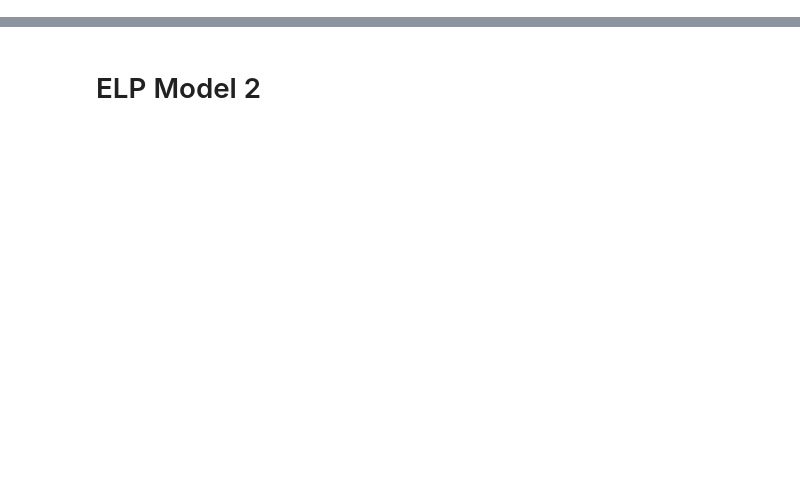
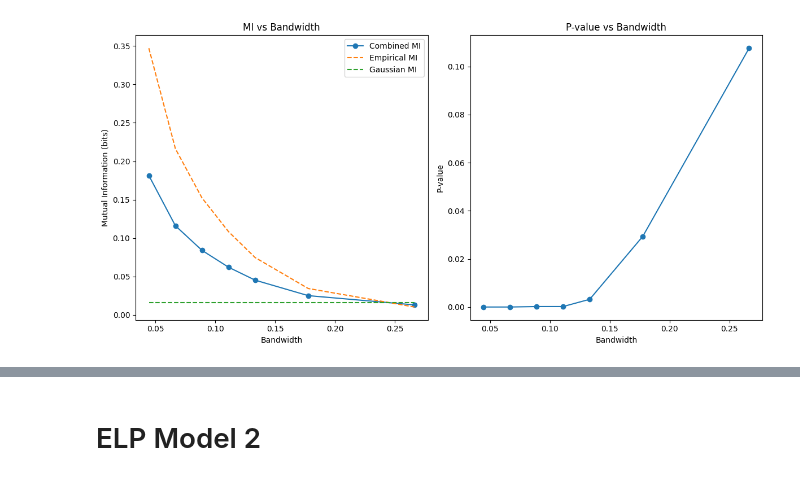
Before and after one commit to Profeessor/Mutual-Information-Analysis, a Jupyter notebook: NewMI_analyses copy.ipynb, the cells around one changed output, grey strips where cells are left out. Cells and saved outputs as stored; diff of their text form; code cells hidden in the pictures; blank space fills up the shorter version.

```diff
--- a/NewMI_analyses copy.ipynb
+++ b/NewMI_analyses copy.ipynb
@@ -374,0 +110,85 @@ Overall Retention: 52.2%
+# %%
+
+import NewMI
+import pandas as pd
+# Load your data
+session1_path = 'Model1 LDT RMT/rmt_session_1_data_transformed.csv'  # replace with your actual path
+session2_path = 'Model1 LDT RMT/rmt_session_2_data_transformed.csv'
+df_merged = NewMI.load_and_merge(session1_path, session2_path)
+
+# Initialize analyzer
+analyzer = NewMI.MutualInformationAnalyzer(df_merged)
+
+# Define control variables
+control_vars = ['a_mean_s1', 'a_mean_s2', 'ndt_mean_s1', 'ndt_mean_s2']
+
+# ===== PART 1: BANDWIDTH SENSITIVITY ANALYSIS =====
+print("Running bandwidth sensitivity analysis...")
+
+# Run sensitivity analysis with default bandwidth range (based on Silverman's rule)
+sensitivity_results = analyzer.bandwidth_sensitivity_analysis(
+    x=analyzer.data['alpha_s1'].values,
+    y=analyzer.data['alpha_s2'].values,
+    alpha=0.5  # Keep alpha fixed for bandwidth analysis
+)
+
+# Visualize the sensitivity results
+analyzer.plot_bandwidth_sensitivity(sensitivity_results)
+
+# Create a DataFrame for easier analysis of the results
+sensitivity_df = pd.DataFrame({
+    'Bandwidth': sensitivity_results['bandwidths'],
+    'MI Value': sensitivity_results['mi_values'],
+    'P-value': sensitivity_results['p_values'],
+    'Empirical MI': sensitivity_results['empirical_mi'],
+    'Gaussian MI': sensitivity_results['gaussian_mi']
+})
+
+# Display the results in a table
+print("\nBandwidth sensitivity results:")
+print(sensitivity_df)
+
+# Find optimal bandwidth based on significance and stability
+optimal_idx = np.argmin(sensitivity_results['p_values'])
+optimal_bandwidth = sensitivity_results['bandwidths'][optimal_idx]
+
+# Calculate coefficient of variation around optimal point
+nearby_indices = [i for i, h in enumerate(sensitivity_results['bandwidths'])
+                 if 0.8*optimal_bandwidth <= h <= 1.2*optimal_bandwidth]
+if len(nearby_indices) > 1:
+    nearby_mi = [sensitivity_results['mi_values'][i] for i in nearby_indices]
+    stability_cv = np.std(nearby_mi) / np.mean(nearby_mi)
+    stability_assessment = "High" if stability_cv < 0.05 else "Moderate" if stability_cv < 0.1 else "Low"
+else:
+    stability_cv = None
+    stability_assessment = "Insufficient data points around optimal bandwidth"
+
+# Print optimal bandwidth details
+print(f"\n===== OPTIMAL BANDWIDTH SELECTION =====")
+print(f"Optimal bandwidth: {optimal_bandwidth:.4f}")
+print(f"MI value at optimal bandwidth: {sensitivity_results['mi_values'][optimal_idx]:.4f}")
+print(f"P-value at optimal bandwidth: {sensitivity_results['p_values'][optimal_idx]:.4f}")
+if stability_cv is not None:
+    print(f"Stability (CV around optimal): {stability_cv:.4f}")
+print(f"Stability assessment: {stability_assessment}")
+print(f"Justification: This bandwidth provides the most significant MI estimate")
+print(f"while maintaining reasonable stability and balancing between noise and oversmoothing.")
+
+# ===== PART 2: MAIN ANALYSIS WITH OPTIMAL BANDWIDTH =====
+print("\nRunning main analysis with optimal bandwidth...")
+
+# Run analysis using optimal bandwidth
+# results = analyzer.analyze_alpha_reliability(
+#     feature='alpha_s1',
+#     target='alpha_s2',
+#     control_vars=control_vars,
+#     alpha=0.5,
+#     bandwidth=optimal_bandwidth  # Use the optimal bandwidth
+# )
+
+# # Print detailed results table
+# analyzer.print_summary_table(results, dataset_name=f"Analysis with optimal bandwidth = {optimal_bandwidth:.4f}")
+
+# # Plot the results
+# analyzer.plot_results(results, dataset_name=f"Recognition Memory Task (bandwidth = {optimal_bandwidth:.4f})")
+# %% [output]
@@ -374,0 +199 @@ Overall Retention: 52.2%
+[figure, added]
```
Also changed, not shown: parts of 12 cells of this notebook, 5 other files.
